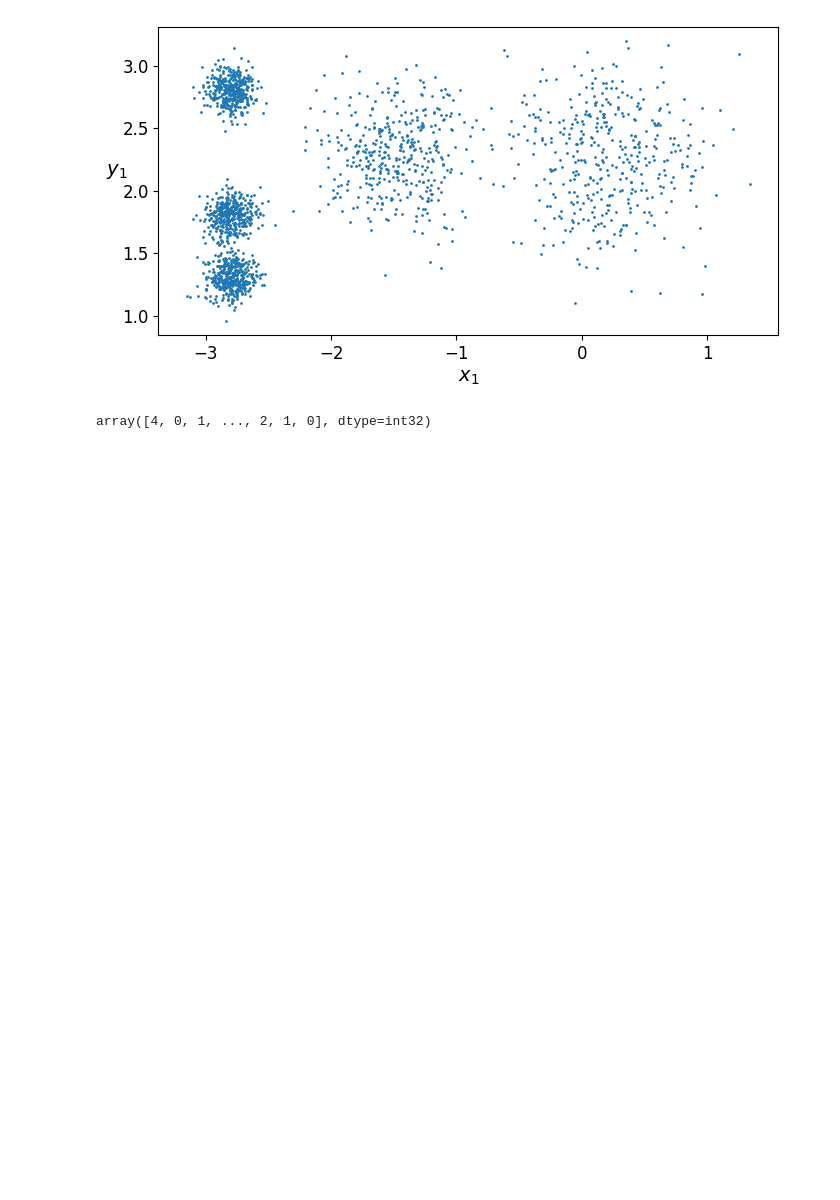
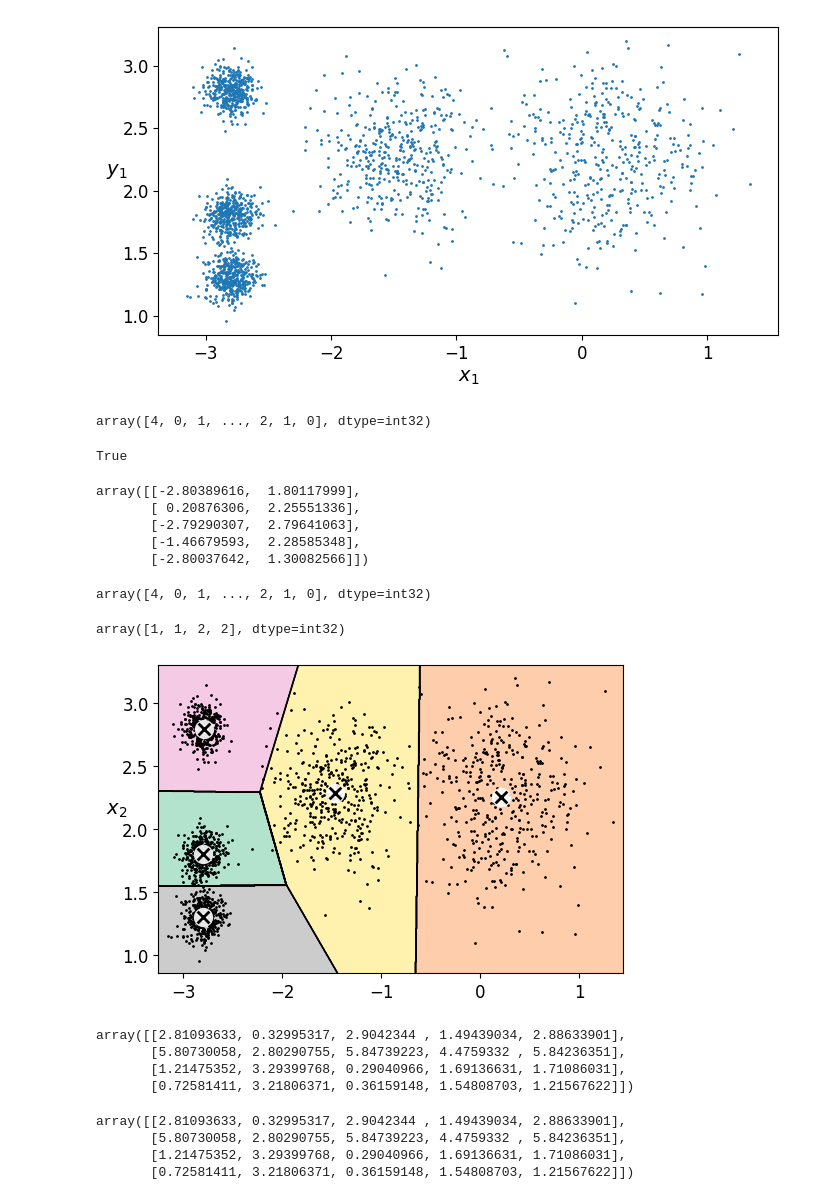
Before and after one commit to Racoon-thespy/Hands---ON-ML-scikit-and-Pytorch-, a Jupyter notebook: unsupervised-learning-tech.ipynb, the cells around one changed output. Drawn from its saved outputs; the diff is of its cells as text; code cells hidden in the pictures; blank space fills up the shorter version.

```diff
--- a/unsupervised-learning-tech.ipynb
+++ b/unsupervised-learning-tech.ipynb
@@ -145,3 +145,75 @@ y_pred = kmeans.fit_predict(X)
 y_pred
 # %% [output]
 array([4, 0, 1, ..., 2, 1, 0], dtype=int32)
+# %%
+y_pred is kmeans.labels_
+# %% [output]
+True
+# %%
+kmeans.cluster_centers_
+# %% [output]
+array([[-2.80389616,  1.80117999],
+       [ 0.20876306,  2.25551336],
+       [-2.79290307,  2.79641063],
+       [-1.46679593,  2.28585348],
+       [-2.80037642,  1.30082566]])
+# %%
+kmeans.labels_
+# %% [output]
+array([4, 0, 1, ..., 2, 1, 0], dtype=int32)
+# %%
+X_new = np.array([[0,2],[3,2], [-3,3], [-3, 2.5]])
+kmeans.predict(X_new)
+# %% [output]
+array([1, 1, 2, 2], dtype=int32)
+# %%
+def plot_data(X):
+    plt.plot(X[:,0], X[:,1], 'k.', markersize = 2)
+
+def plot_centroids(centroids, weights = None, circle_color = 'w', cross_color = 'k'):
+    if weights is not None:
+        centroids = centroids[weights > weights.max()/10]
+    plt.scatter(centroids[:,0], centroids[:,1], marker = 'o', s = 35,
+               linewidths = 8, color = circle_color, zorder = 11, alpha = 0.9)
+    plt.scatter(centroids[:,0], centroids[:,1], marker = 'x', s = 2,
+               linewidths = 12, color = cross_color, zorder = 11, alpha = 1)
+
+def plot_decision_boundaries(clusterer, X, resolution = 1000, show_centroids = True, show_xlabels = True, show_ylabels = True):
+    mins = X.min(axis=0) - 0.1
+    maxs = X.max(axis=0) + 0.1
+
+    xx,yy = np.meshgrid(np.linspace(mins[0], maxs[0], resolution),
+                        np.linspace(mins[1], maxs[1], resolution))
+    Z = clusterer.predict(np.c_[xx.ravel(), yy.ravel()])
+    Z = Z.reshape(xx.shape)
+    plt.contourf(Z, extent = (mins[0], maxs[0], mins[1], maxs[1]),cmap = 'Pastel2')
+    plt.contour(Z, extent = (mins[0], maxs[0], mins[1], maxs[1]), linewidths = 1, colors = 'k')
+    plot_data(X)
+    if show_centroids:
+        plot_centroids(clusterer.cluster_centers_)
+    else:
+        plt.tick_params(labelbottom = False)
+    if show_ylabels:
+        plt.ylabel("$x_2$", fontsize = 14, rotation = 0)
+    else:
+        plt.tick_params(labelbottom = False)
+# %%
+plt.figure(figsize = (6,4))
+plot_decision_boundaries(kmeans, X)
+plt.show()
+# %% [output]
+[figure, added]
+# %%
+kmeans.transform(X_new)
+# %% [output]
+array([[2.81093633, 0.32995317, 2.9042344 , 1.49439034, 2.88633901],
+       [5.80730058, 2.80290755, 5.84739223, 4.4759332 , 5.84236351],
+       [1.21475352, 3.29399768, 0.29040966, 1.69136631, 1.71086031],
+       [0.72581411, 3.21806371, 0.36159148, 1.54808703, 1.21567622]])
+# %%
+np.linalg.norm(np.tile(X_new, (1,k)).reshape(-1,k,2) - kmeans.cluster_centers_, axis = 2)
+# %% [output]
+array([[2.81093633, 0.32995317, 2.9042344 , 1.49439034, 2.88633901],
+       [5.80730058, 2.80290755, 5.84739223, 4.4759332 , 5.84236351],
+       [1.21475352, 3.29399768, 0.29040966, 1.69136631, 1.71086031],
+       [0.72581411, 3.21806371, 0.36159148, 1.54808703, 1.21567622]])
```
